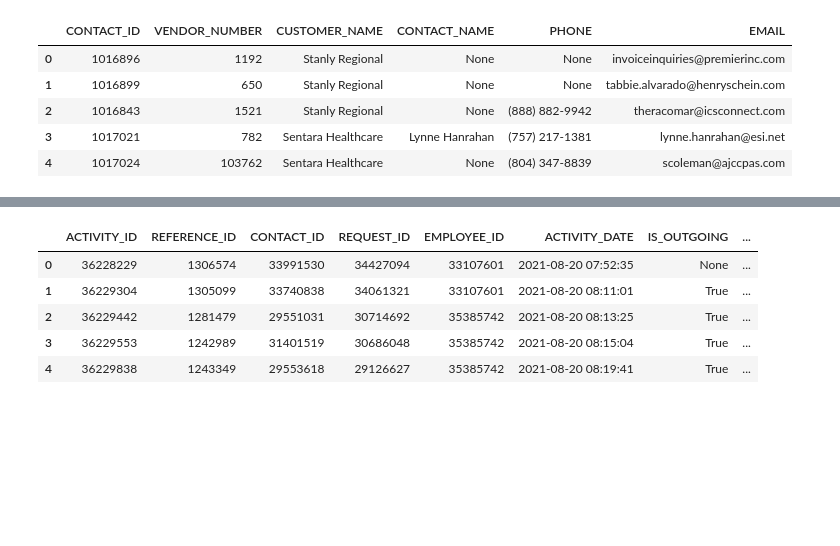
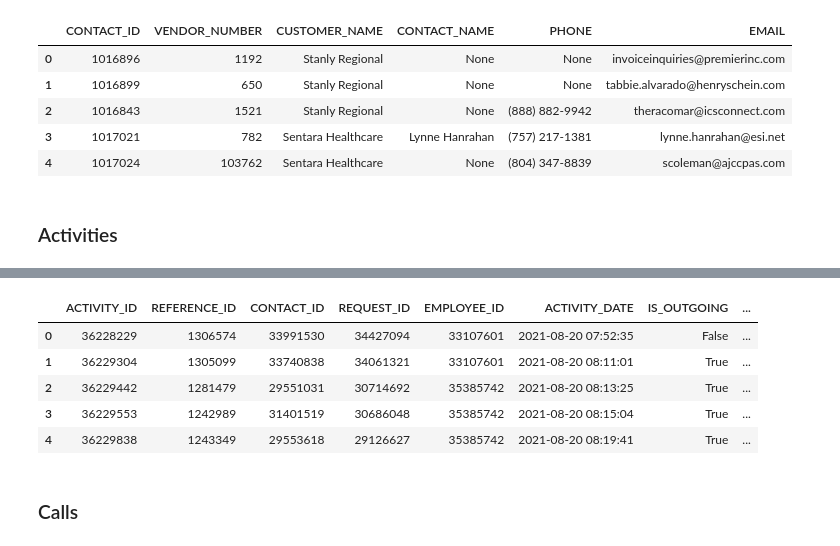
Before and after one commit to cpassorelli/call-reports, a Jupyter notebook: ipython/data-warehouse-integration.ipynb, the cells around one changed output, grey strips where cells are left out. Saved outputs shown, nothing was run; the diff lists cells and outputs as text; code cells hidden in the pictures; blank space fills up the shorter version.

```diff
--- a/ipython/data-warehouse-integration.ipynb
+++ b/ipython/data-warehouse-integration.ipynb
@@ -109,6 +113,8 @@ Wall time: 1min 3s
 | 2 | 1016843 | 1521 | Stanly Regional | None | (888) 882-9942 | theracomar@icsconnect.com |
 | 3 | 1017021 | 782 | Sentara Healthcare | Lynne Hanrahan | (757) 217-1381 | lynne.hanrahan@esi.net |
 | 4 | 1017024 | 103762 | Sentara Healthcare | None | (804) 347-8839 | scoleman@ajccpas.com |
+# %% [markdown]
+### Activities
 # %%
 %%time
 from pyspark.sql.functions import col, create_map, date_trunc, lit, when
@@ -119,7 +125,7 @@ column = when(col('ContactType') != 'N/A', col('ContactType'))
 
 mapping = create_map(
     lit('Called Vendor'), lit(True),
-    lit('Received Call / Email'), lit(None).cast('boolean')
+    lit('Received Call / Email'), lit(False)
 )
 
 (
@@ -166,6 +172,8 @@ Wall time: 1.61 s
 |  | ACTIVITY_ID | REFERENCE_ID | CONTACT_ID | REQUEST_ID | EMPLOYEE_ID | ACTIVITY_DATE | IS_OUTGOING | ... |
-| 0 | 36228229 | 1306574 | 33991530 | 34427094 | 33107601 | 2021-08-20 07:52:35 | None | ... |
+| 0 | 36228229 | 1306574 | 33991530 | 34427094 | 33107601 | 2021-08-20 07:52:35 | False | ... |
 | 1 | 36229304 | 1305099 | 33740838 | 34061321 | 33107601 | 2021-08-20 08:11:01 | True | ... |
 | 2 | 36229442 | 1281479 | 29551031 | 30714692 | 35385742 | 2021-08-20 08:13:25 | True | ... |
 | 3 | 36229553 | 1242989 | 31401519 | 30686048 | 35385742 | 2021-08-20 08:15:04 | True | ... |
 | 4 | 36229838 | 1243349 | 29553618 | 29126627 | 35385742 | 2021-08-20 08:19:41 | True | ... |
+# %% [markdown]
+### Calls
```
Also changed, not shown: parts of 23 cells of this notebook, 1 other file.
